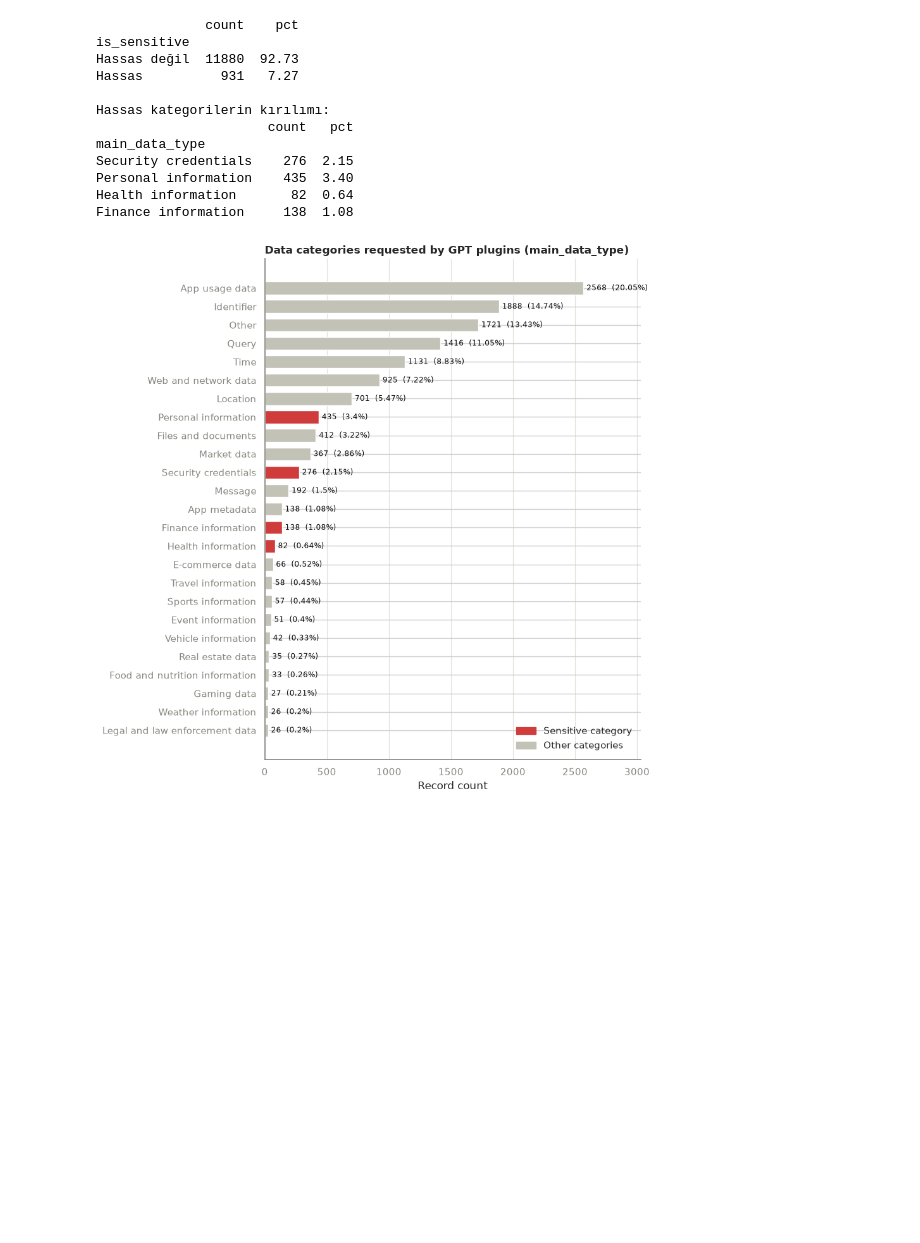
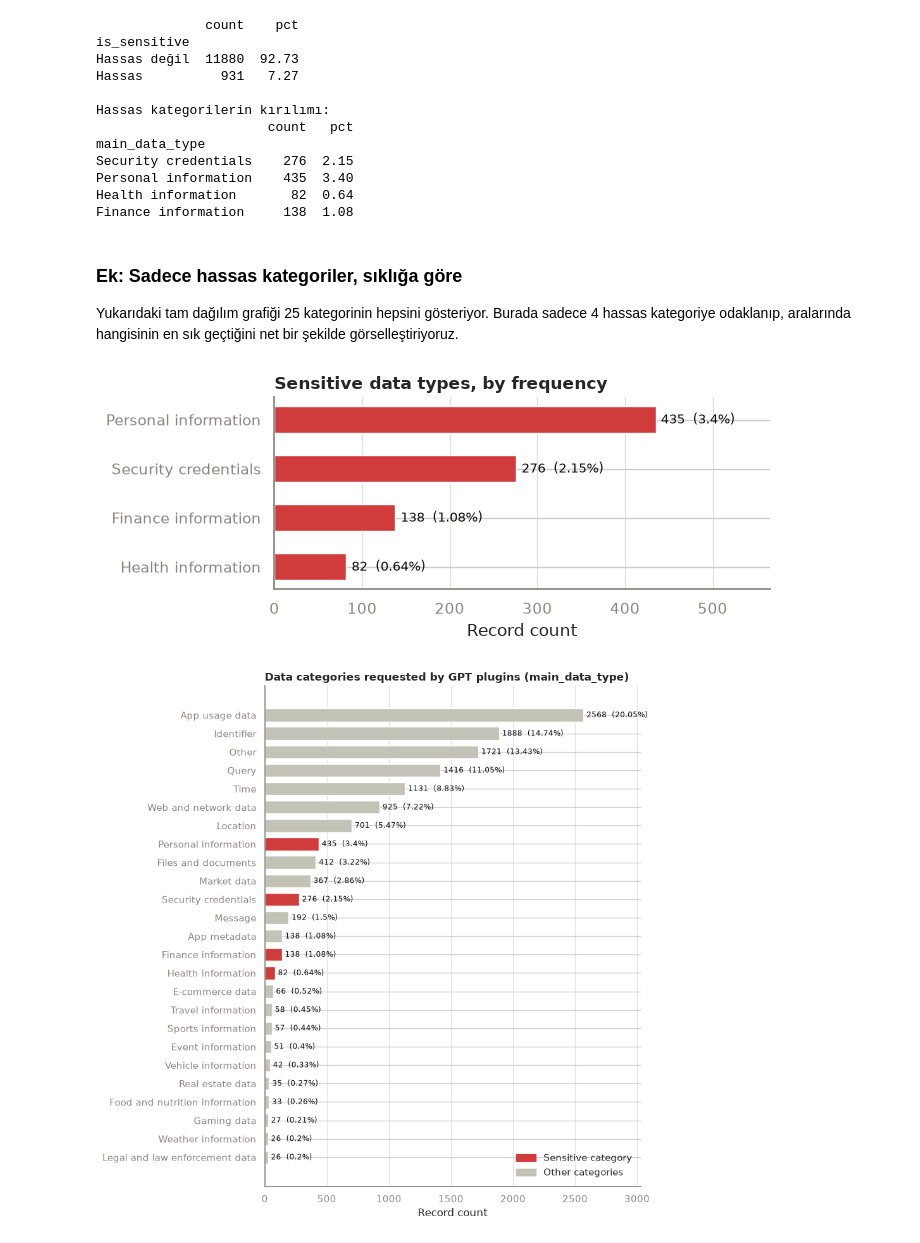
Before and after one commit to elifdikmn/DataPrivacy, a Jupyter notebook: notebooks/bolum1_eda.ipynb, the cells around one changed output. Saved outputs shown, nothing was run; the diff lists cells and outputs as text; code cells hidden in the pictures; blank space fills up the shorter version.

```diff
--- a/notebooks/bolum1_eda.ipynb
+++ b/notebooks/bolum1_eda.ipynb
@@ -139,6 +139,42 @@ Security credentials    276  2.15
 Personal information    435  3.40
 Health information       82  0.64
 Finance information     138  1.08
+# %% [markdown]
+### Ek: Sadece hassas kategoriler, sıklığa göre
+
+Yukarıdaki tam dağılım grafiği 25 kategorinin hepsini gösteriyor. Burada sadece 4 hassas kategoriye odaklanıp, aralarında hangisinin en sık geçtiğini net bir şekilde görselleştiriyoruz.
+# %%
+COLOR_SENSITIVE = '#d03b3b'
+COLOR_TEXT = '#0b0b0b'
+COLOR_MUTED = '#898781'
+
+sensitive_table = category_table.loc[SENSITIVE_CATEGORIES].sort_values('count')
+
+fig, ax = plt.subplots(figsize=(7, 3))
+bars = ax.barh(sensitive_table.index, sensitive_table['count'], color=COLOR_SENSITIVE, height=0.55)
+
+for bar, count, pct in zip(bars, sensitive_table['count'], sensitive_table['pct']):
+    ax.text(bar.get_width() + 6, bar.get_y() + bar.get_height() / 2,
+            f'{count}  ({pct}%)', va='center', ha='left', fontsize=9.5, color=COLOR_TEXT)
+
+ax.set_xlabel('Record count')
+ax.set_title('Sensitive data types, by frequency', loc='left', fontsize=12, fontweight='bold')
+ax.set_xlim(0, sensitive_table['count'].max() * 1.3)
+ax.spines[['top', 'right']].set_visible(False)
+ax.spines[['left', 'bottom']].set_color(COLOR_MUTED)
+ax.tick_params(colors=COLOR_MUTED)
+ax.grid(axis='x', color='#e1e0d9', linewidth=0.8)
+ax.set_axisbelow(True)
+
+plt.tight_layout()
+
+import os
+os.makedirs('exported_charts', exist_ok=True)
+plt.savefig('exported_charts/rq1_sensitive_breakdown.png', dpi=150, bbox_inches='tight')
+
+plt.show()
+# %% [output]
+[figure, added]
 # %%
 COLOR_SENSITIVE = '#d03b3b'
 COLOR_NEUTRAL = '#c3c2b7'
```
Also changed, not shown: 5 other files.
